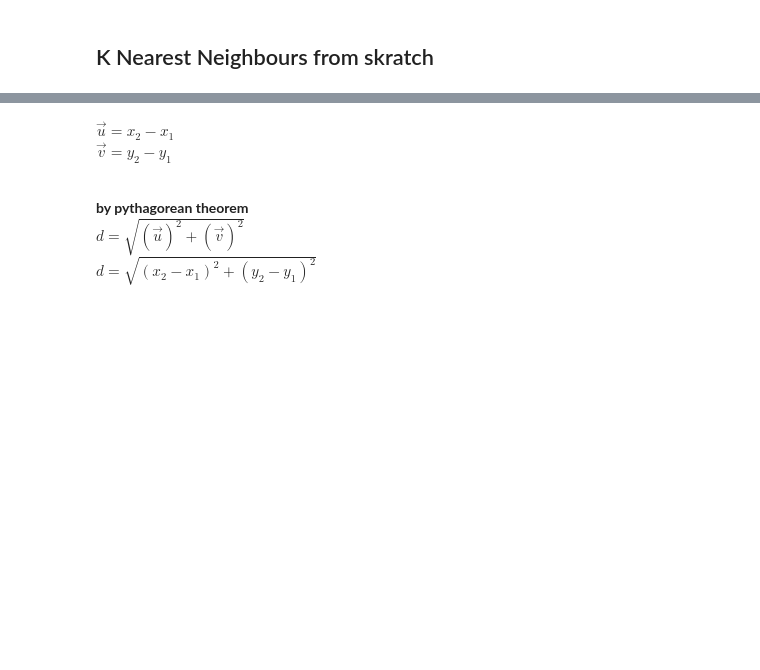
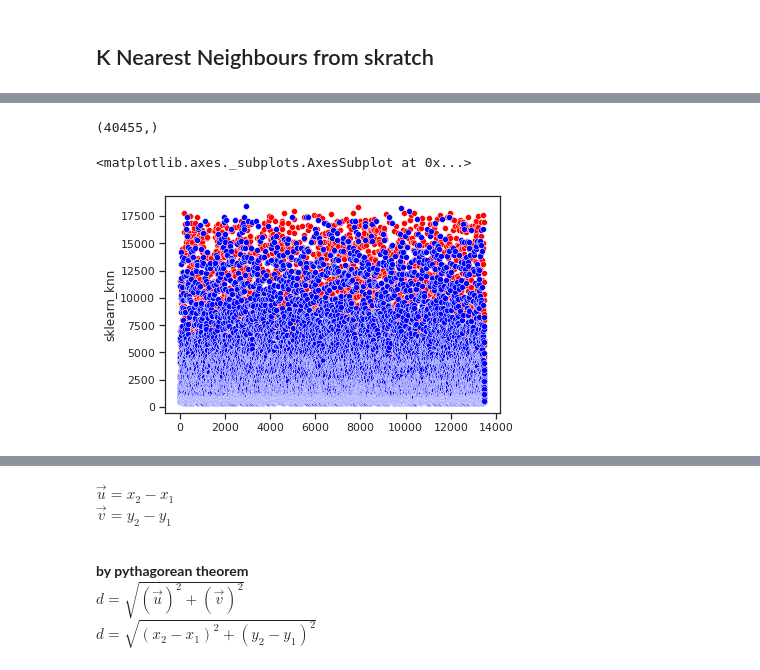
Before and after one commit to ShubhamSalokhe/Innomatics-Data-Science-Internship, a Jupyter notebook: KNN_from_scratch/knn_from_scratch.ipynb, the cells around one changed output, grey strips where cells are left out. Saved outputs shown, nothing was run; the diff lists cells and outputs as text; code cells hidden in the pictures; blank space fills up the shorter version.

Commit message:
KNN Scratch

```diff
--- a/KNN_from_scratch/knn_from_scratch.ipynb
+++ b/KNN_from_scratch/knn_from_scratch.ipynb
@@ -1168,0 +1216,8 @@ train_idx
+# %%
+submission=np.concatenate( y_pred1, axis=0 )
+# %%
+submission=submission.reshape(-1,1)
+# %%
+submission.shape
+# %% [output]
+(40455,)
@@ -1168,0 +1226,12 @@ train_idx
+# %%
+lst1 = list(submission)
+lst2 = list(np.concatenate(y_pred, axis = 0))
+# %%
+com = pd.DataFrame(list(zip(lst2,lst1)),
+                   columns= ["sklearn_knn", "Scratch_KNN"])
+# %%
+sns.scatterplot(y = com['sklearn_knn'],x = [i for i in range(1,13486)], color= "red")
+sns.scatterplot(y = com['Scratch_KNN'],x = [i for i in range(1,13486)], color= "blue")
+# %% [output]
+<matplotlib.axes._subplots.AxesSubplot at 0x...>
+[figure, added]
```
Also changed, not shown: parts of 15 cells of this notebook, 1 other file.
